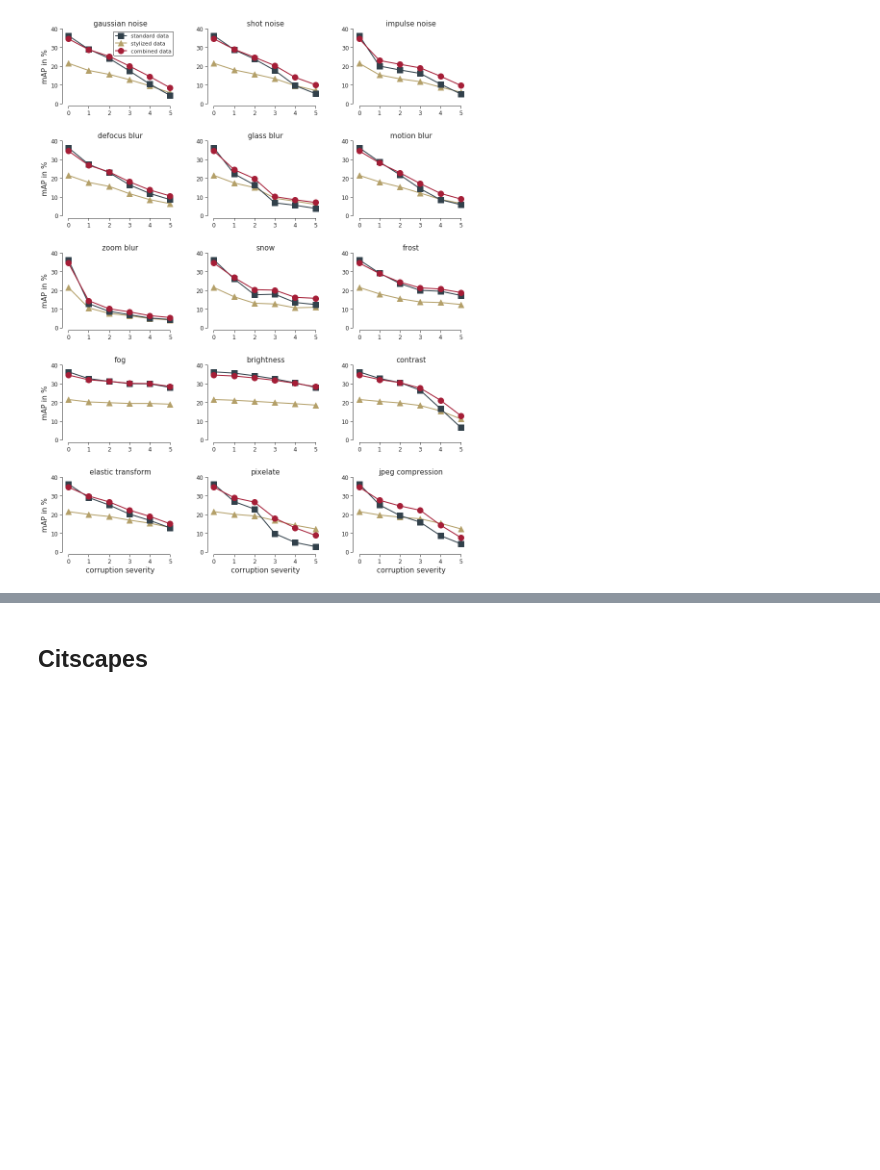
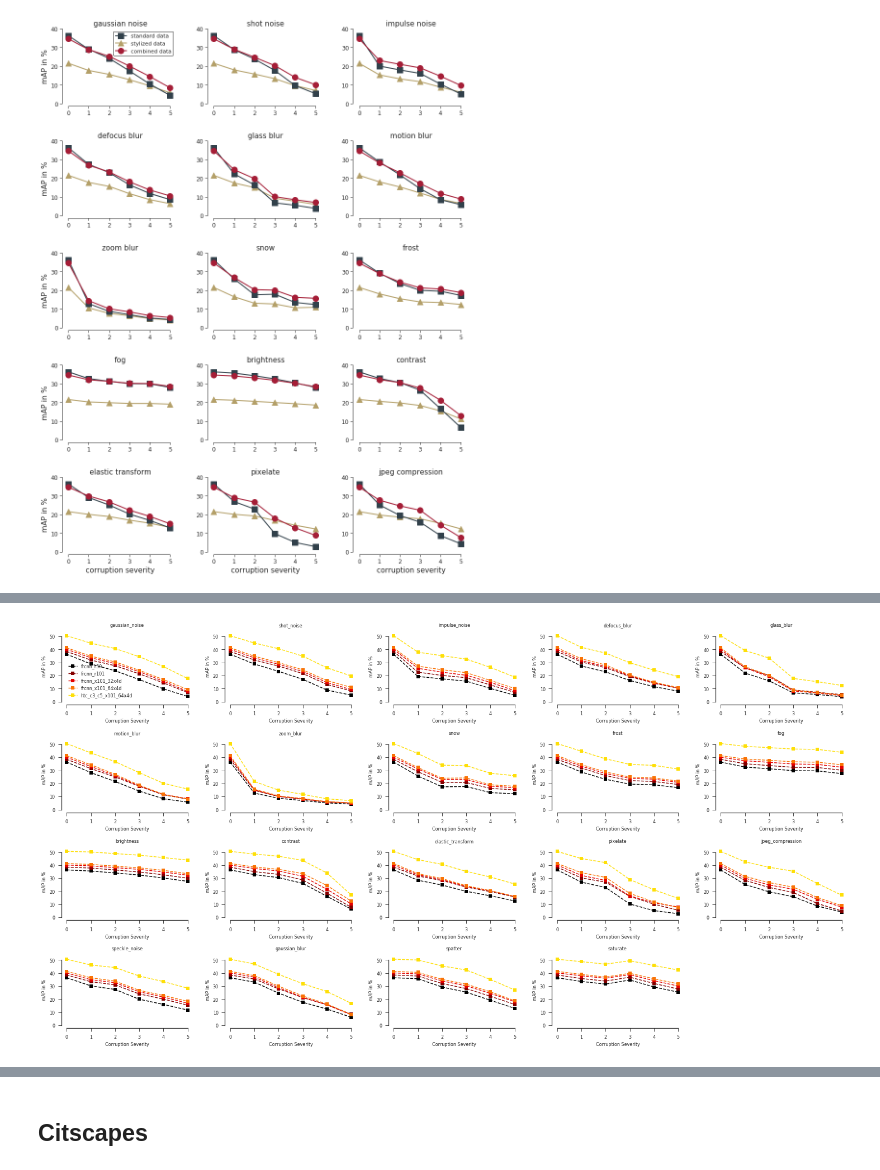
Before and after one commit to bethgelab/robust-detection-benchmark, a Jupyter notebook: data-analysis/plotting.ipynb, the cells around one changed output, grey strips where cells are left out. Saved outputs shown, nothing was run; the diff lists cells and outputs as text; code cells hidden in the pictures; blank space fills up the shorter version.

Commit message:
added model benchmark plot

```diff
--- a/data-analysis/plotting.ipynb
+++ b/data-analysis/plotting.ipynb
@@ -37,7 +37,7 @@ legend_fontsize=18
 axis_start = -0.2
 axis_end = 5.3
 # %%
-def get_results_coco_cityscapes(eval_output, base_performance, task='bbox', metric='AP', verbose=0):
+def get_results_coco_cityscapes(eval_output, base_performance=False, task='bbox', metric='AP', verbose=0):
 
     metrics = {'AP':0, 'AP50':1, 'AP75':2, 'APs':3, 'APm':4, 'APl':5,
                'AR1':6, 'AR10':7, 'AR100':8, 'ARs':9, 'ARm':10, 'ARl':11}
@@ -45,7 +45,8 @@ def get_results_coco_cityscapes(eval_output, base_performance, task='bbox', metr
     metric_index = metrics[metric]
 
     results = np.zeros((20,6), dtype='float32')
-    results[:,0] = base_performance
+    if base_performance is not False:
+        results[:,0] = base_performance
 
     for i, distortion in enumerate(eval_output):
         for severity in eval_output[distortion]:
@@ -56,6 +57,8 @@ def get_results_coco_cityscapes(eval_output, base_performance, task='bbox', metr
 
     return results
 
+    return results
+
 def get_distortions(eval_output):
     distortions = []
     for i, distortion in enumerate(eval_output):
@@ -344,0 +377,2 @@ plot_individual_results(clean_data = coco_results,
+# %%
+distortions = get_distortions(coco_frcnn_r50_out)
@@ -344,0 +432,8 @@ plot_individual_results(clean_data = coco_results,
+# %%
+for i, results in enumerate(result_list):
+    print('{}: clean:{:.1f} corr.:{:.1f} rel:{:.1f}%'.format(model_names[i],
+                                                           results[0,0] * 100,
+                                                           np.mean(results[:15,1:]) * 100,
+                                                           np.mean(results[:15,1:])/results[0,0] * 100))
+
+    print('')
@@ -344,0 +458,28 @@ plot_individual_results(clean_data = coco_results,
+# %%
+fig = plt.figure(figsize = (25.0, 13.0))
+plt.subplots_adjust(wspace = 0.3, hspace = 0.5)
+
+for i, distortion in enumerate(distortions):
+    plt.subplot(4,5,i+1)
+
+    for j, results in enumerate(result_list[:5]):
+        plt.plot(list(range(6)), results[i,:] * 100, 's--', zorder=3,
+                 color='xkcd:'+colors[j], label=model_names[j])
+
+
+
+    plt.title(distortion)
+    plt.xlabel('Corruption Severity')
+    plt.ylabel('mAP in %')
+    plt.axis([-0.1,5.1,-0.1,55])
+    if i == 0:
+        plt.legend(loc=3)
+
+
+sns.despine(trim=True, offset=5)
+
+plt.show()
+
+fig.savefig('figures/results_coco_backbones.pdf', bbox_inches='tight')
+# %% [output]
+[figure, added]
```
Also changed, not shown: parts of 12 cells of this notebook, 1 other file.
